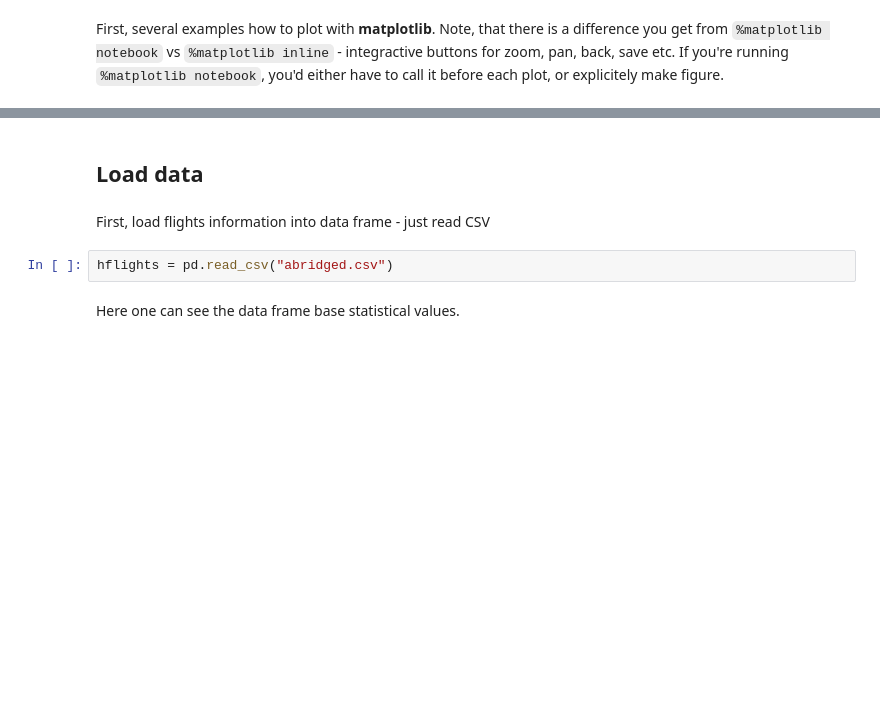
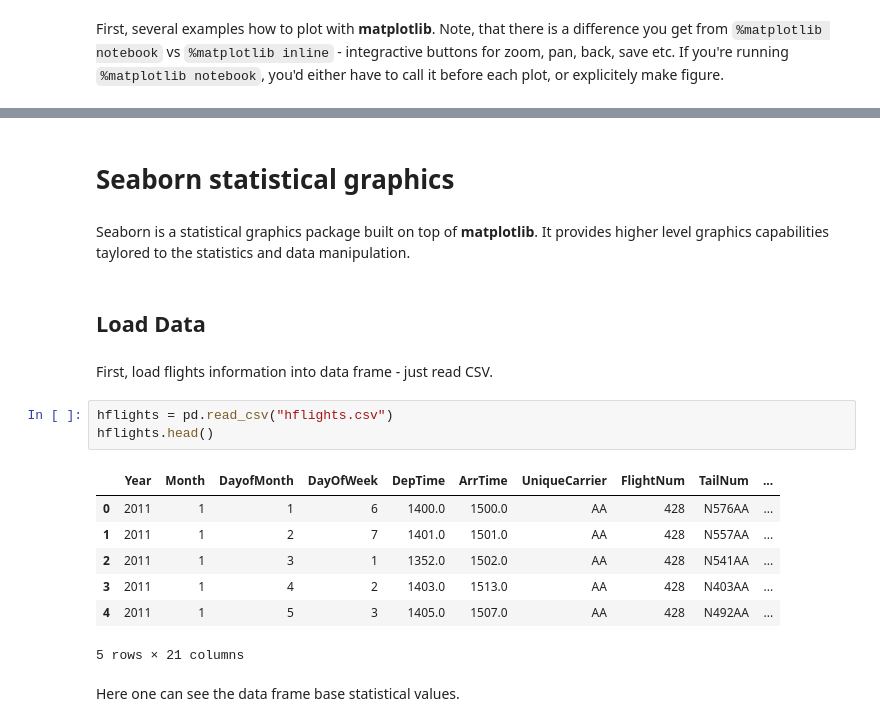
Before and after one commit to Oleg-Krivosheev/Python_Pandas_Visual, a Jupyter notebook: Visual.ipynb, the cells around one changed output, grey strips where cells are left out. Cells and saved outputs as stored; diff of their text form; blank space fills up the shorter version.

```diff
--- a/Visual.ipynb
+++ b/Visual.ipynb
@@ -93,9 +322,22 @@ show()
+# %% [markdown]
+# Seaborn statistical graphics
+# %% [markdown]
+Seaborn is a statistical graphics package built on top of **matplotlib**. It provides higher level graphics capabilities taylored to the statistics and data manipulation.
 # %% [markdown]
-## Load data
+## Load Data
 # %% [markdown]
-First, load flights information into data frame - just read CSV
+First, load flights information into data frame - just read CSV.
 # %%
-hflights = pd.read_csv("abridged.csv")
+hflights = pd.read_csv("hflights.csv")
+hflights.head()
+# %% [output]
+|  | Year | Month | DayofMonth | DayOfWeek | DepTime | ArrTime | UniqueCarrier | FlightNum | TailNum | ... |
+| 0 | 2011 | 1 | 1 | 6 | 1400.0 | 1500.0 | AA | 428 | N576AA | ... |
+| 1 | 2011 | 1 | 2 | 7 | 1401.0 | 1501.0 | AA | 428 | N557AA | ... |
+| 2 | 2011 | 1 | 3 | 1 | 1352.0 | 1502.0 | AA | 428 | N541AA | ... |
+| 3 | 2011 | 1 | 4 | 2 | 1403.0 | 1513.0 | AA | 428 | N403AA | ... |
+| 4 | 2011 | 1 | 5 | 3 | 1405.0 | 1507.0 | AA | 428 | N492AA | ... |
+5 rows × 21 columns
 # %% [markdown]
 Here one can see the data frame base statistical values.
 # %%
```
Also changed, not shown: parts of 45 cells of this notebook, 3 other files.
